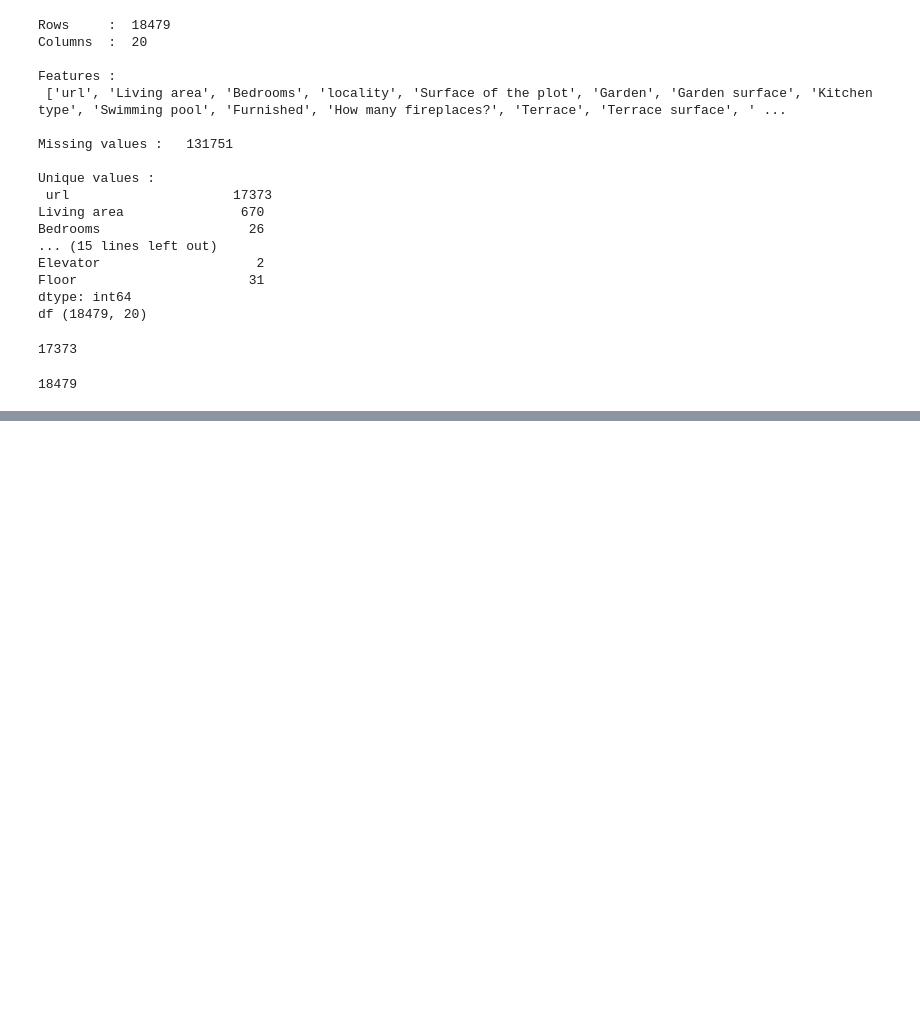
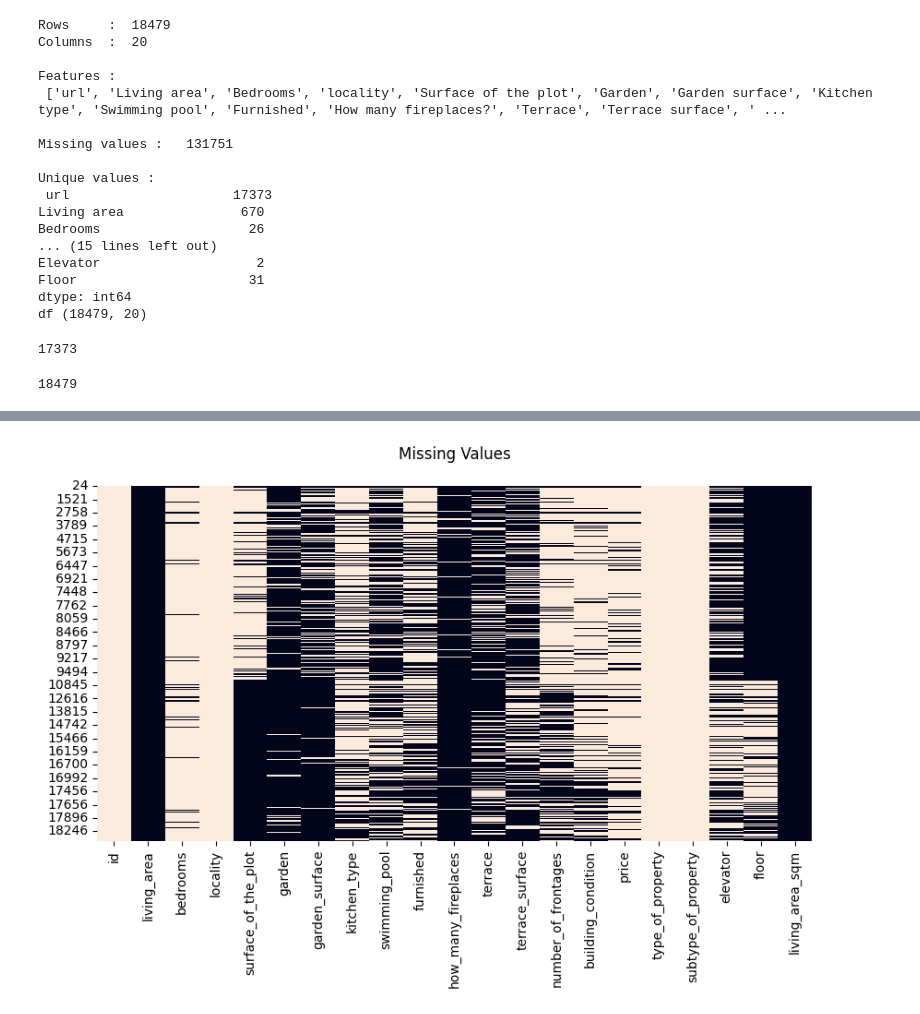
Before and after one commit to OlivierDT/challenge-data-analysis, a Jupyter notebook: 1_data_cleaning/main_data_cleaning.ipynb, the cells around one changed output, grey strips where cells are left out. Drawn from its saved outputs; the diff is of its cells as text; code cells hidden in the pictures; blank space fills up the shorter version.

```diff
--- a/1_data_cleaning/main_data_cleaning.ipynb
+++ b/1_data_cleaning/main_data_cleaning.ipynb
@@ -97,0 +239,10 @@ df["id"].count()
+# %%
+#scout missing values for living_area w.o value.
+dfnullsqm = df[df["living_area_sqm"].isnull()]
+
+plt.figure(figsize=(10, 5))
+plt.title('Missing Values\n')
+sns.heatmap(dfnullsqm.notnull(), cbar=False)
+plt.show()
+# %% [output]
+[figure, added]
```
Also changed, not shown: parts of 9 cells of this notebook.
